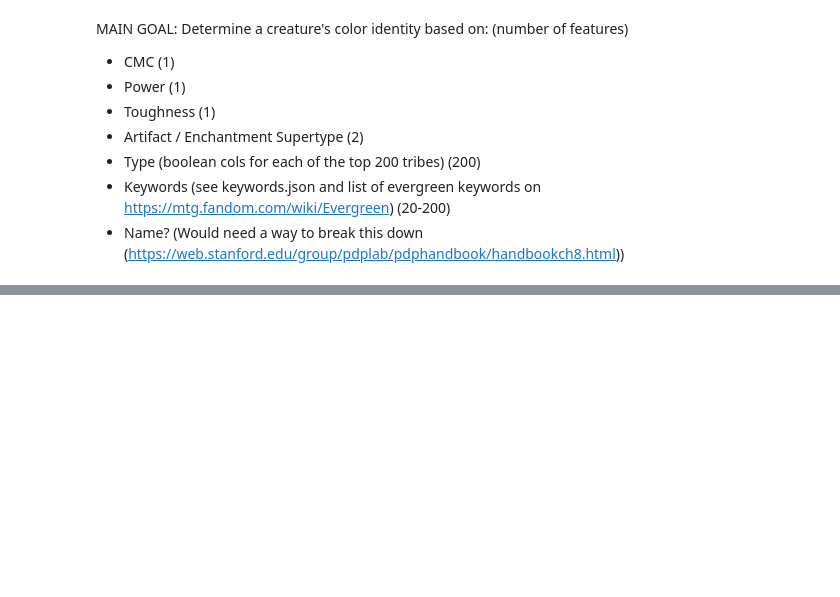
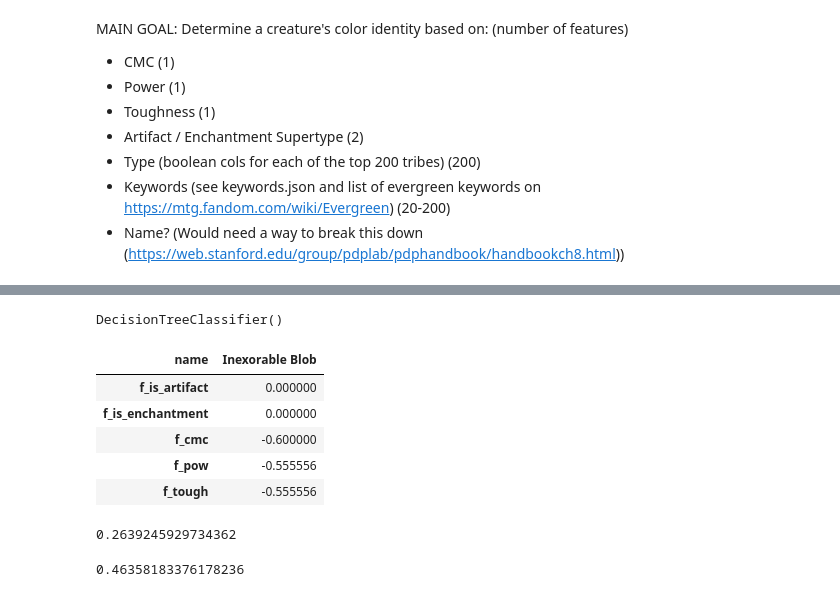
Before and after one commit to will-amorosana/card_wizard, a Jupyter notebook: explore.ipynb, the cells around one changed output, grey strips where cells are left out. Drawn from its saved outputs; the diff is of its cells as text; code cells hidden in the pictures; blank space fills up the shorter version.

Commit message:
PCA, Decision Trees

```diff
--- a/explore.ipynb
+++ b/explore.ipynb
@@ -292,0 +289,21 @@ sk_clf.score(test_features, test_labels["label_identity"])
+# %%
+tree_clf = sk_tree.DecisionTreeClassifier()
+tree_clf.fit(train_features, train_labels["label_identity"])
+# %% [output]
+DecisionTreeClassifier()
+# %%
+train_features.sample(1).transpose()
+# %% [output]
+| name | Inexorable Blob |
+| f_is_artifact | 0.000000 |
+| f_is_enchantment | 0.000000 |
+| f_cmc | -0.600000 |
+| f_pow | -0.555556 |
+| f_tough | -0.555556 |
+# %%
+tree_clf.score(test_features, test_labels["label_identity"])
+
+# 54.5% accuracy on a tree. Worse than a neural net. I worry the massive amount of type and keyword columns is messing with it.
+# Removing types and keywords leaves us with 26% accuracy. Not good, but better than neural net with this shrunk feature space (20%)
+# %% [output]
+0.2639245929734362
@@ -292,0 +323,15 @@ sk_clf.score(test_features, test_labels["label_identity"])
+# %%
+# SKLearn MLP on mono-colored creatures
+sk_clf = sk_tree.DecisionTreeClassifier()
+
+sk_clf.fit(train_features, train_labels)
+
+sk_clf.score(test_features, test_labels)
+
+# 59% accuracy after PCA.
+
+
+# Next time: Random forest decision tree, then exploring the best tree to find insights into the color pie
+# Also next time: using larger and smaller datasets (AtomicCards, LegacyAtomic, StandardAtomic)
+# %% [output]
+0.46358183376178236
```
Also changed, not shown: parts of 12 cells of this notebook.
